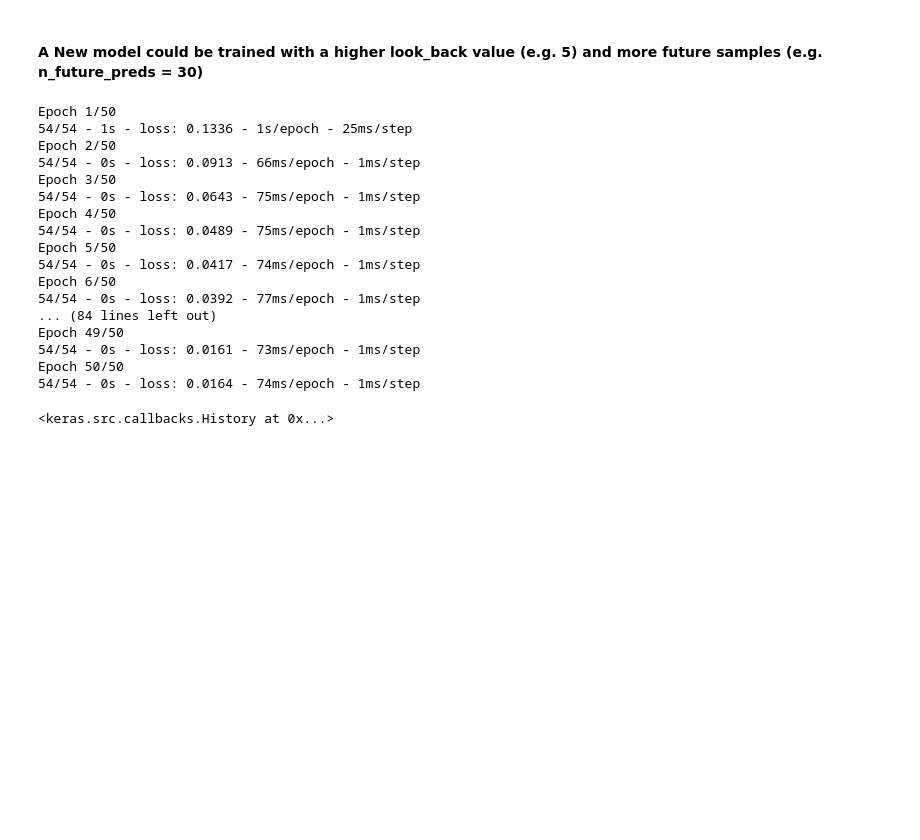
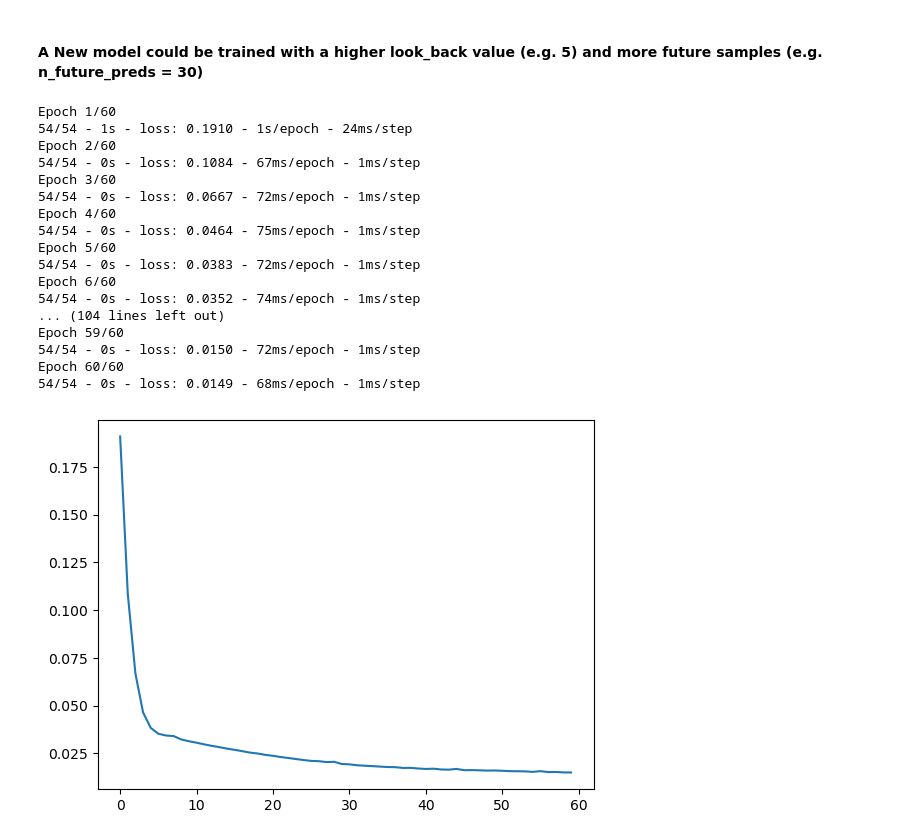
Before and after one commit to Sama4723/DA_CA2_Sems2, a Jupyter notebook: tweets_time_series_forecasting.ipynb, the cells around one changed output. Cells and saved outputs as stored; diff of their text form; code cells hidden in the pictures; blank space fills up the shorter version.

```diff
--- a/tweets_time_series_forecasting.ipynb
+++ b/tweets_time_series_forecasting.ipynb
@@ -461,26 +479,30 @@ model2 = Sequential()
 model2.add(LSTM(5, input_shape=(1, look_back)))
 model2.add(Dense(1))
 model2.compile(loss='mean_squared_error', optimizer='adam')
-model2.fit(trainX, trainY, epochs=50, batch_size=1, verbose=2)
+history2 = model2.fit(trainX, trainY, epochs=60, batch_size=1, verbose=2)
 # %% [output]
-Epoch 1/50
-54/54 - 1s - loss: 0.1336 - 1s/epoch - 25ms/step
-Epoch 2/50
-54/54 - 0s - loss: 0.0913 - 66ms/epoch - 1ms/step
-Epoch 3/50
-54/54 - 0s - loss: 0.0643 - 75ms/epoch - 1ms/step
-Epoch 4/50
-54/54 - 0s - loss: 0.0489 - 75ms/epoch - 1ms/step
-Epoch 5/50
-54/54 - 0s - loss: 0.0417 - 74ms/epoch - 1ms/step
-Epoch 6/50
-54/54 - 0s - loss: 0.0392 - 77ms/epoch - 1ms/step
-... (84 lines left out)
-Epoch 49/50
-54/54 - 0s - loss: 0.0161 - 73ms/epoch - 1ms/step
-Epoch 50/50
-54/54 - 0s - loss: 0.0164 - 74ms/epoch - 1ms/step
+Epoch 1/60
+54/54 - 1s - loss: 0.1910 - 1s/epoch - 24ms/step
+Epoch 2/60
+54/54 - 0s - loss: 0.1084 - 67ms/epoch - 1ms/step
+Epoch 3/60
+54/54 - 0s - loss: 0.0667 - 72ms/epoch - 1ms/step
+Epoch 4/60
+54/54 - 0s - loss: 0.0464 - 75ms/epoch - 1ms/step
+Epoch 5/60
+54/54 - 0s - loss: 0.0383 - 72ms/epoch - 1ms/step
+Epoch 6/60
+54/54 - 0s - loss: 0.0352 - 74ms/epoch - 1ms/step
+... (104 lines left out)
+Epoch 59/60
+54/54 - 0s - loss: 0.0150 - 72ms/epoch - 1ms/step
+Epoch 60/60
+54/54 - 0s - loss: 0.0149 - 68ms/epoch - 1ms/step
-<keras.src.callbacks.History at 0x...>
+# %%
+plt.plot(history2.history['loss'])
+plt.savefig('epoch30days.png')
+# %% [output]
+[figure, added]
 # %%
 # make predictions
 trainPredict = model2.predict(trainX)
```
Also changed, not shown: parts of 27 cells of this notebook, 13 other files.
